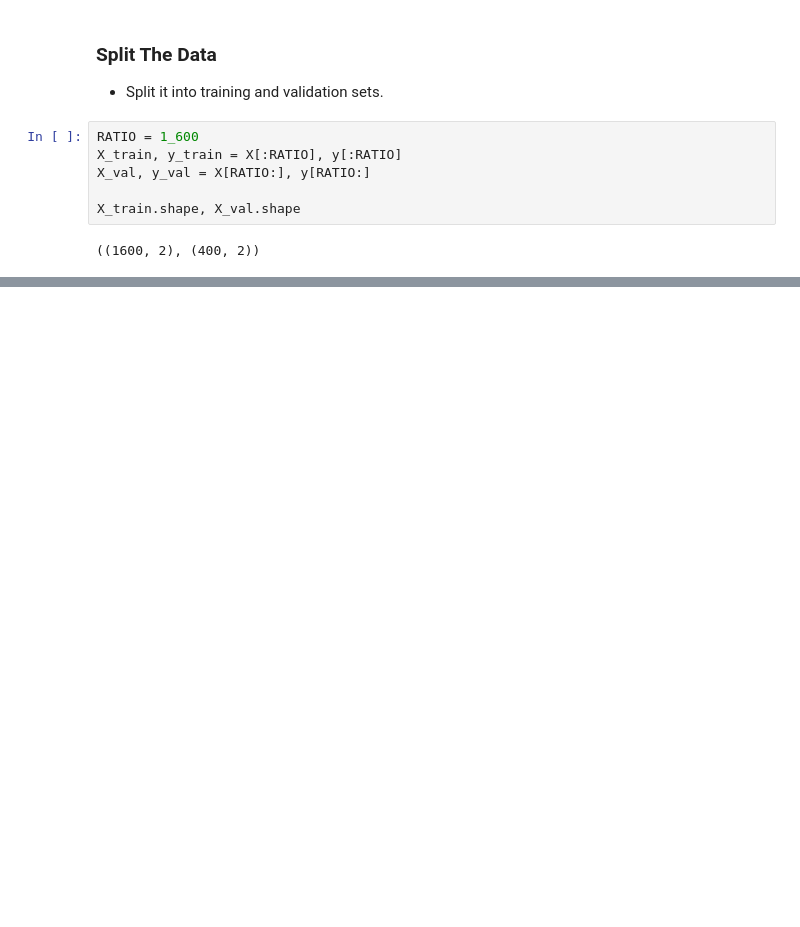
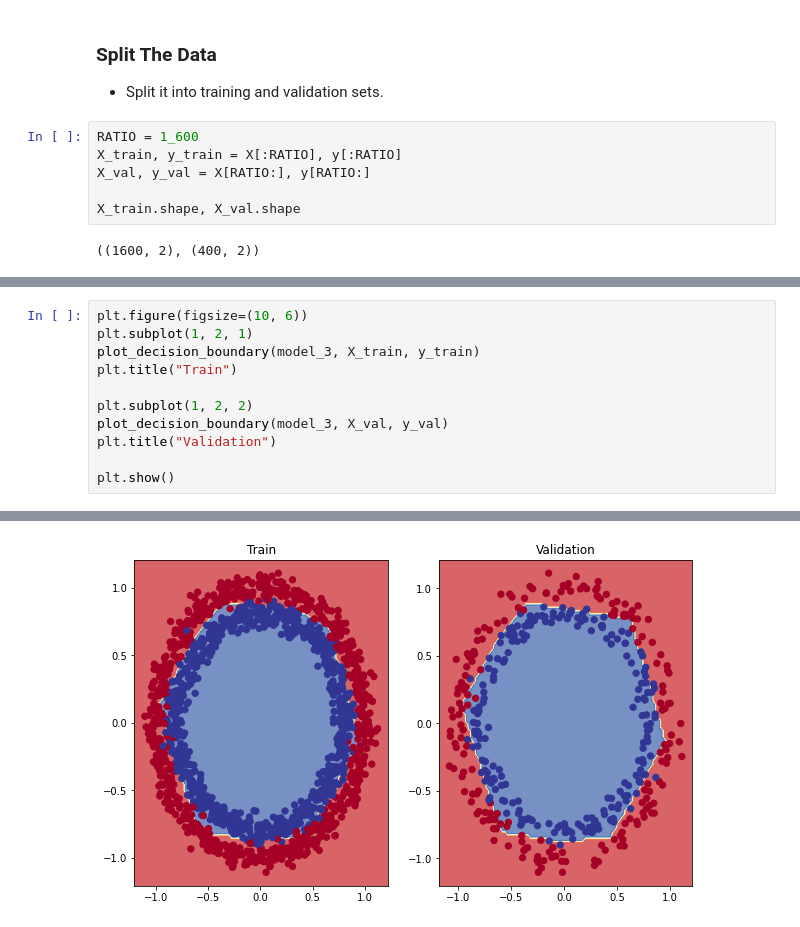
Before and after one commit to chineidu/NLP-Tutorial, a Jupyter notebook: notebook/03_tensorflow/03_classification_with_tf.ipynb, the cells around one changed output, grey strips where cells are left out. Saved outputs shown, nothing was run; the diff lists cells and outputs as text; blank space fills up the shorter version.

```diff
--- a/notebook/03_tensorflow/03_classification_with_tf.ipynb
+++ b/notebook/03_tensorflow/03_classification_with_tf.ipynb
@@ -334,0 +329,12 @@ doing binary classifcation...
+# %%
+plt.figure(figsize=(10, 6))
+plt.subplot(1, 2, 1)
+plot_decision_boundary(model_3, X_train, y_train)
+plt.title("Train")
+
+plt.subplot(1, 2, 2)
+plot_decision_boundary(model_3, X_val, y_val)
+plt.title("Validation")
+
+plt.show()
+# %% [output]
@@ -335,3 +345,4 @@ doing binary classifcation...
+[figure, added]
 # %% [markdown]
 ### Implement Some Activation Functions
 
```
Also changed, not shown: parts of 24 cells of this notebook.
